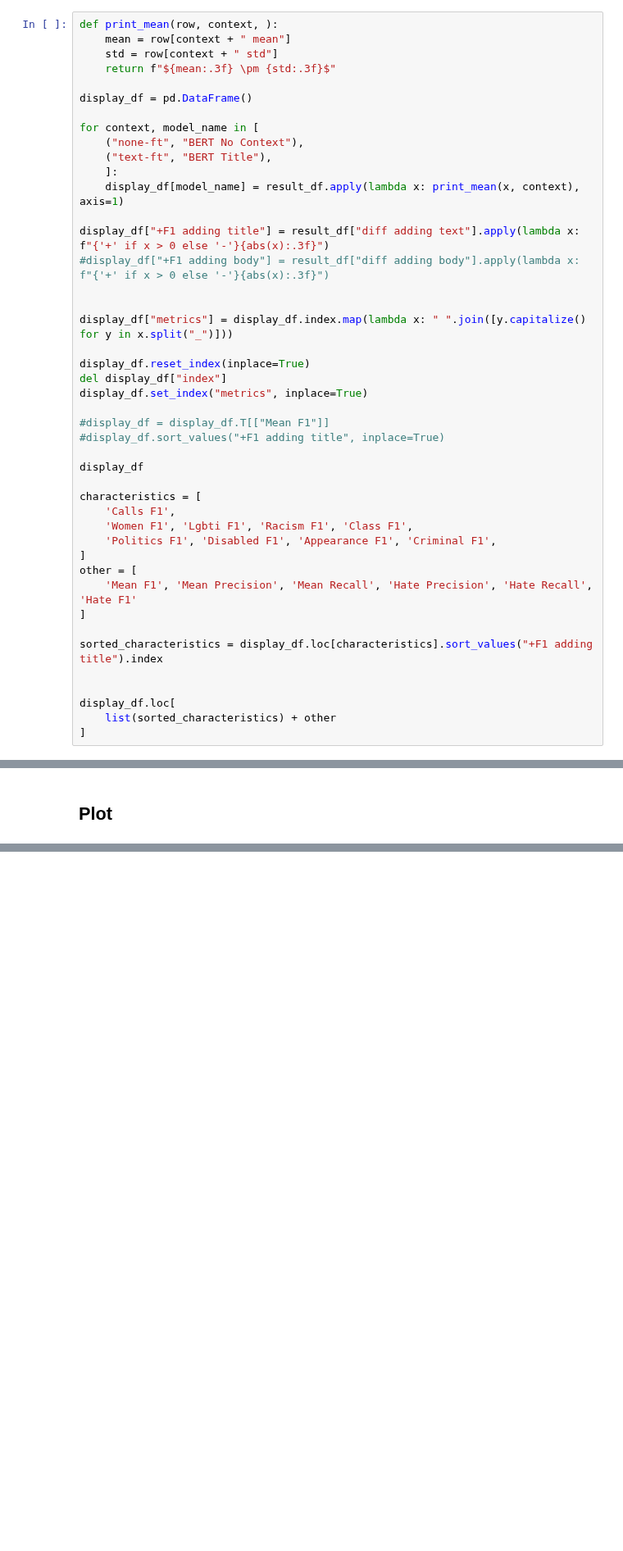
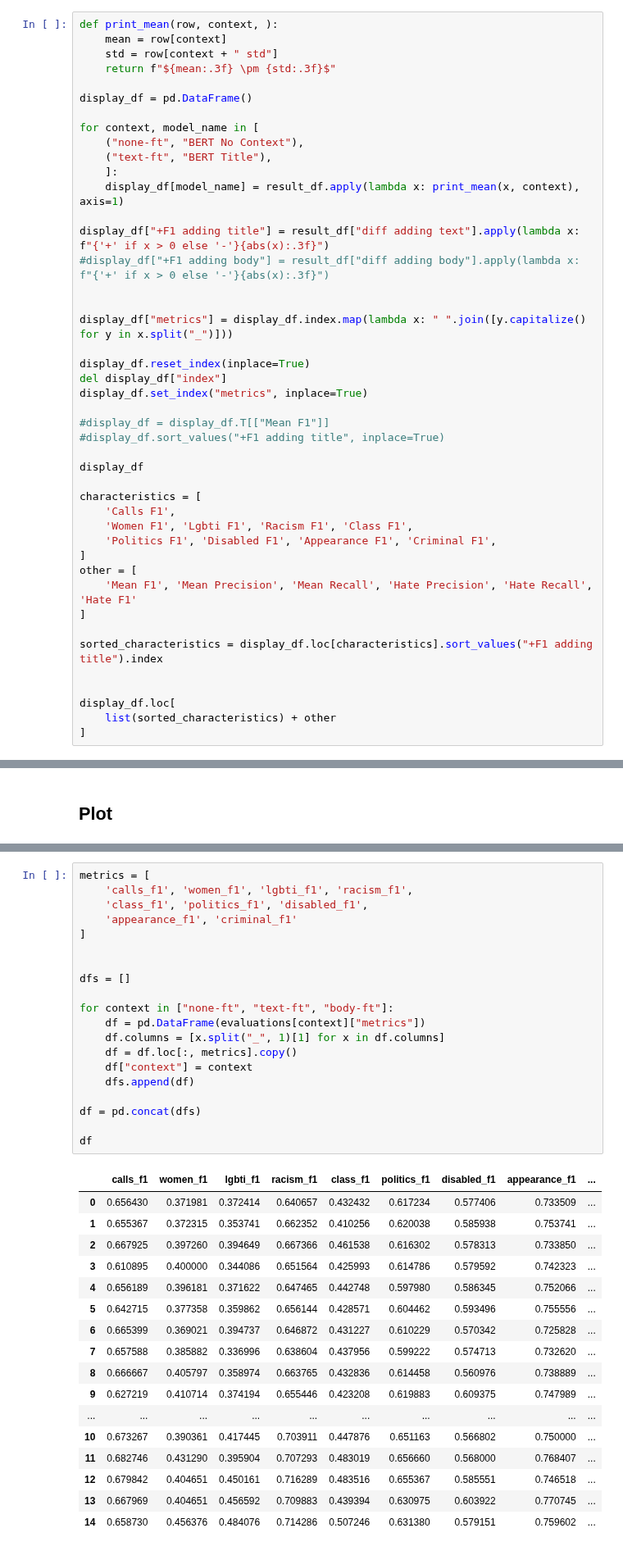
Before and after one commit to finiteautomata/contextualized-hatespeech-classification, a Jupyter notebook: notebooks/Results - finegrained new.ipynb, the cells around one changed output, grey strips where cells are left out. Shown at 82% size. Saved outputs shown, nothing was run; the diff lists cells and outputs as text; blank space fills up the shorter version.

```diff
--- a/notebooks/Results - finegrained new.ipynb
+++ b/notebooks/Results - finegrained new.ipynb
@@ -112,6 +112,6 @@ result_df
 # %%
 def print_mean(row, context, ):
-    mean = row[context + " mean"]
+    mean = row[context]
     std = row[context + " std"]
     return f"${mean:.3f} \pm {std:.3f}$"
 
@@ -266,0 +262,38 @@ g.figure.set_figheight(12)
+# %%
+metrics = [
+    'calls_f1', 'women_f1', 'lgbti_f1', 'racism_f1',
+    'class_f1', 'politics_f1', 'disabled_f1',
+    'appearance_f1', 'criminal_f1'
+]
+
+
+dfs = []
+
+for context in ["none-ft", "text-ft", "body-ft"]:
+    df = pd.DataFrame(evaluations[context]["metrics"])
+    df.columns = [x.split("_", 1)[1] for x in df.columns]
+    df = df.loc[:, metrics].copy()
+    df["context"] = context
+    dfs.append(df)
+
+df = pd.concat(dfs)
+
+df
+# %% [output]
+|  | calls_f1 | women_f1 | lgbti_f1 | racism_f1 | class_f1 | politics_f1 | disabled_f1 | appearance_f1 | ... |
+| 0 | 0.656430 | 0.371981 | 0.372414 | 0.640657 | 0.432432 | 0.617234 | 0.577406 | 0.733509 | ... |
+| 1 | 0.655367 | 0.372315 | 0.353741 | 0.662352 | 0.410256 | 0.620038 | 0.585938 | 0.753741 | ... |
+| 2 | 0.667925 | 0.397260 | 0.394649 | 0.667366 | 0.461538 | 0.616302 | 0.578313 | 0.733850 | ... |
+| 3 | 0.610895 | 0.400000 | 0.344086 | 0.651564 | 0.425993 | 0.614786 | 0.579592 | 0.742323 | ... |
+| 4 | 0.656189 | 0.396181 | 0.371622 | 0.647465 | 0.442748 | 0.597980 | 0.586345 | 0.752066 | ... |
+| 5 | 0.642715 | 0.377358 | 0.359862 | 0.656144 | 0.428571 | 0.604462 | 0.593496 | 0.755556 | ... |
+| 6 | 0.665399 | 0.369021 | 0.394737 | 0.646872 | 0.431227 | 0.610229 | 0.570342 | 0.725828 | ... |
+| 7 | 0.657588 | 0.385882 | 0.336996 | 0.638604 | 0.437956 | 0.599222 | 0.574713 | 0.732620 | ... |
+| 8 | 0.666667 | 0.405797 | 0.358974 | 0.663765 | 0.432836 | 0.614458 | 0.560976 | 0.738889 | ... |
+| 9 | 0.627219 | 0.410714 | 0.374194 | 0.655446 | 0.423208 | 0.619883 | 0.609375 | 0.747989 | ... |
+| ... | ... | ... | ... | ... | ... | ... | ... | ... | ... |
+| 10 | 0.673267 | 0.390361 | 0.417445 | 0.703911 | 0.447876 | 0.651163 | 0.566802 | 0.750000 | ... |
+| 11 | 0.682746 | 0.431290 | 0.395904 | 0.707293 | 0.483019 | 0.656660 | 0.568000 | 0.768407 | ... |
+| 12 | 0.679842 | 0.404651 | 0.450161 | 0.716289 | 0.483516 | 0.655367 | 0.585551 | 0.746518 | ... |
+| 13 | 0.667969 | 0.404651 | 0.456592 | 0.709883 | 0.439394 | 0.630975 | 0.603922 | 0.770745 | ... |
+| 14 | 0.658730 | 0.456376 | 0.484076 | 0.714286 | 0.507246 | 0.631380 | 0.579151 | 0.759602 | ... |
```
Also changed, not shown: parts of 7 cells of this notebook, 4 other files.
